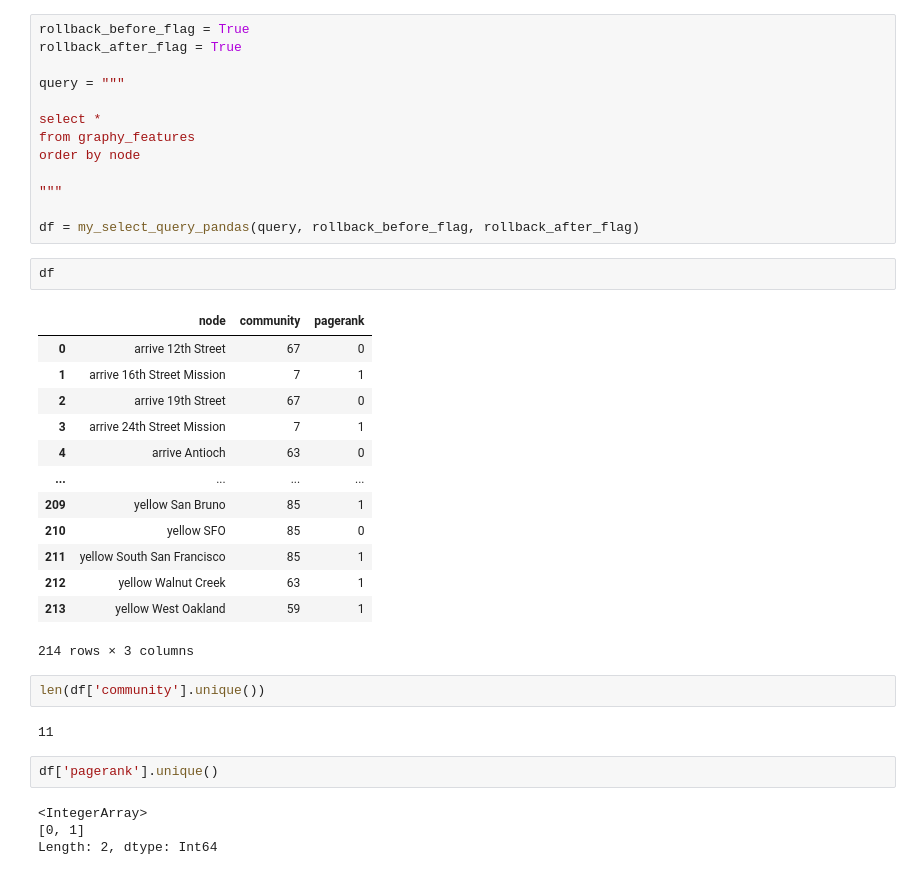
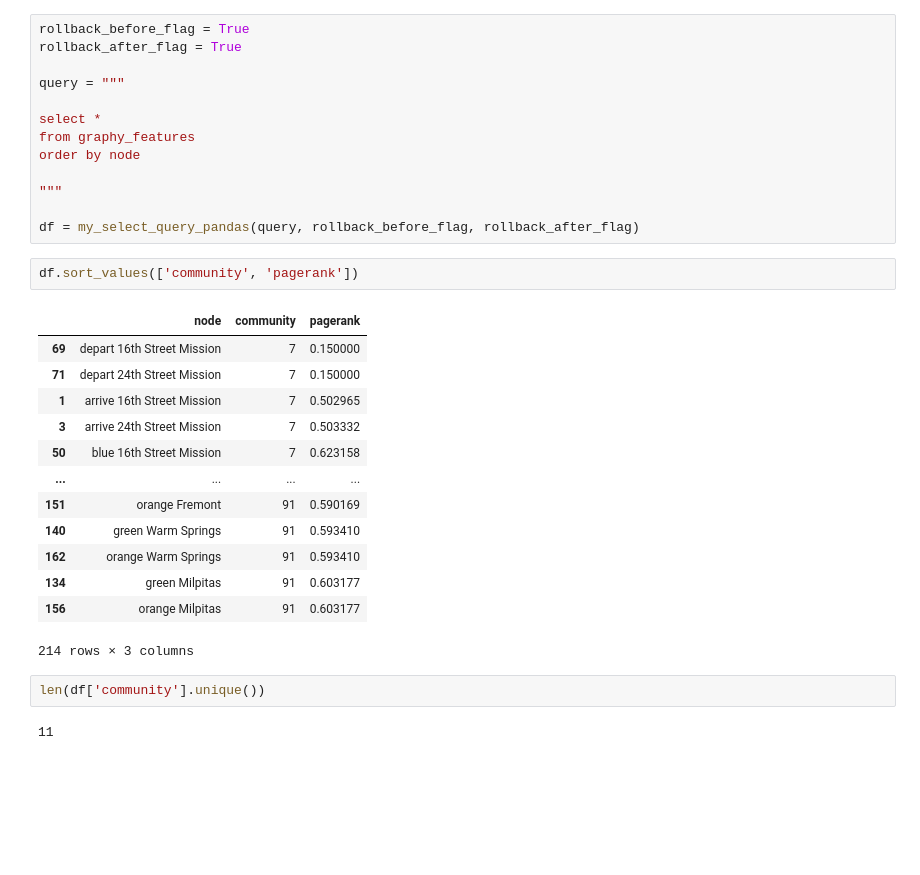
Before and after one commit to brendanfoo/agm-delivery, a Jupyter notebook: code/Making_Graph.ipynb, the cells around one changed output. Drawn from its saved outputs; the diff is of its cells as text; blank space fills up the shorter version.

Commit message:
pagerank working, did some pandas to find delivery hubs, cleaned up notebook

```diff
--- a/code/Making_Graph.ipynb
+++ b/code/Making_Graph.ipynb
@@ -442,28 +427,22 @@ order by node
 
 df = my_select_query_pandas(query, rollback_before_flag, rollback_after_flag)
 # %%
-df
+df.sort_values(['community', 'pagerank'])
 # %% [output]
 |  | node | community | pagerank |
-| 0 | arrive 12th Street | 67 | 0 |
-| 1 | arrive 16th Street Mission | 7 | 1 |
-| 2 | arrive 19th Street | 67 | 0 |
-| 3 | arrive 24th Street Mission | 7 | 1 |
-| 4 | arrive Antioch | 63 | 0 |
+| 69 | depart 16th Street Mission | 7 | 0.150000 |
+| 71 | depart 24th Street Mission | 7 | 0.150000 |
+| 1 | arrive 16th Street Mission | 7 | 0.502965 |
+| 3 | arrive 24th Street Mission | 7 | 0.503332 |
+| 50 | blue 16th Street Mission | 7 | 0.623158 |
 | ... | ... | ... | ... |
-| 209 | yellow San Bruno | 85 | 1 |
-| 210 | yellow SFO | 85 | 0 |
-| 211 | yellow South San Francisco | 85 | 1 |
-| 212 | yellow Walnut Creek | 63 | 1 |
-| 213 | yellow West Oakland | 59 | 1 |
+| 151 | orange Fremont | 91 | 0.590169 |
+| 140 | green Warm Springs | 91 | 0.593410 |
+| 162 | orange Warm Springs | 91 | 0.593410 |
+| 134 | green Milpitas | 91 | 0.603177 |
+| 156 | orange Milpitas | 91 | 0.603177 |
 214 rows × 3 columns
-# %%
-len(df['community'].unique())
-# %% [output]
-11
-# %%
-df['pagerank'].unique()
-# %% [output]
-<IntegerArray>
-[0, 1]
-Length: 2, dtype: Int64
+# %%
+len(df['community'].unique())
+# %% [output]
+11
```
Also changed, not shown: parts of 22 cells of this notebook.
